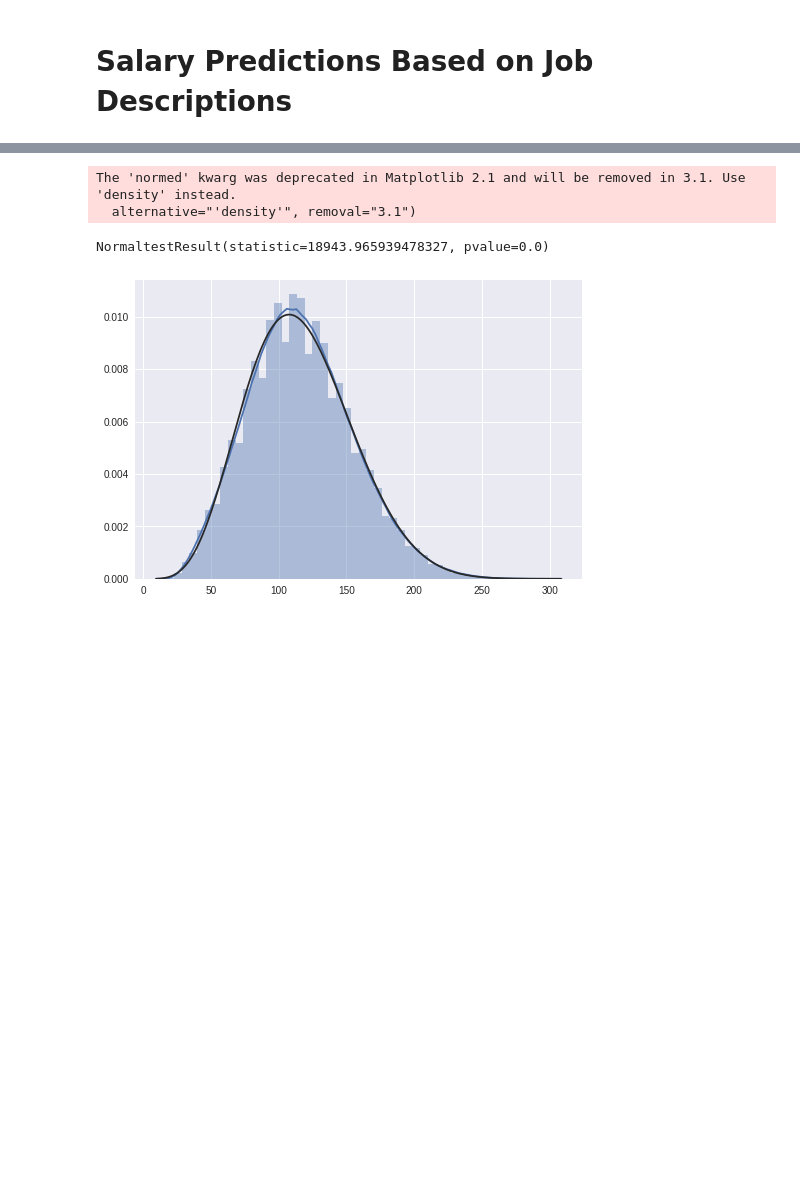
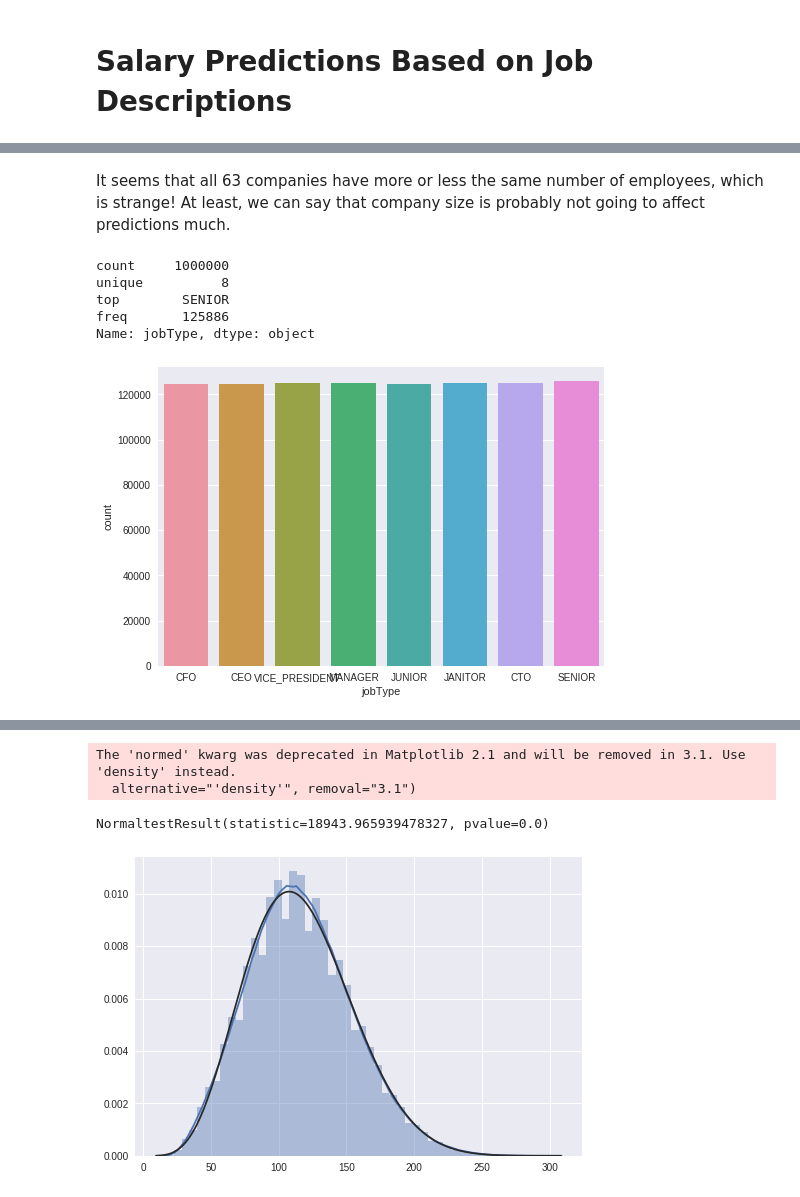
Before and after one commit to liapunov/HRdata, a Jupyter notebook: HRdataNotebook.ipynb, the cells around one changed output, grey strips where cells are left out. Saved outputs shown, nothing was run; the diff lists cells and outputs as text; code cells hidden in the pictures; blank space fills up the shorter version.

```diff
--- a/HRdataNotebook.ipynb
+++ b/HRdataNotebook.ipynb
@@ -69,0 +105,12 @@ assert test_feat.jobId.nunique() == test_feat.jobId.count()
+# %% [markdown]
+It seems that all 63 companies have more or less the same number of employees, which is strange! At least, we can say that company size is probably not going to affect predictions much.
+# %%
+sb.countplot(train_feat.jobType)
+train_feat.jobType.describe()
+# %% [output]
+count     1000000
+unique          8
+top        SENIOR
+freq       125886
+Name: jobType, dtype: object
+[figure, added]
```
Also changed, not shown: parts of 33 cells of this notebook.
